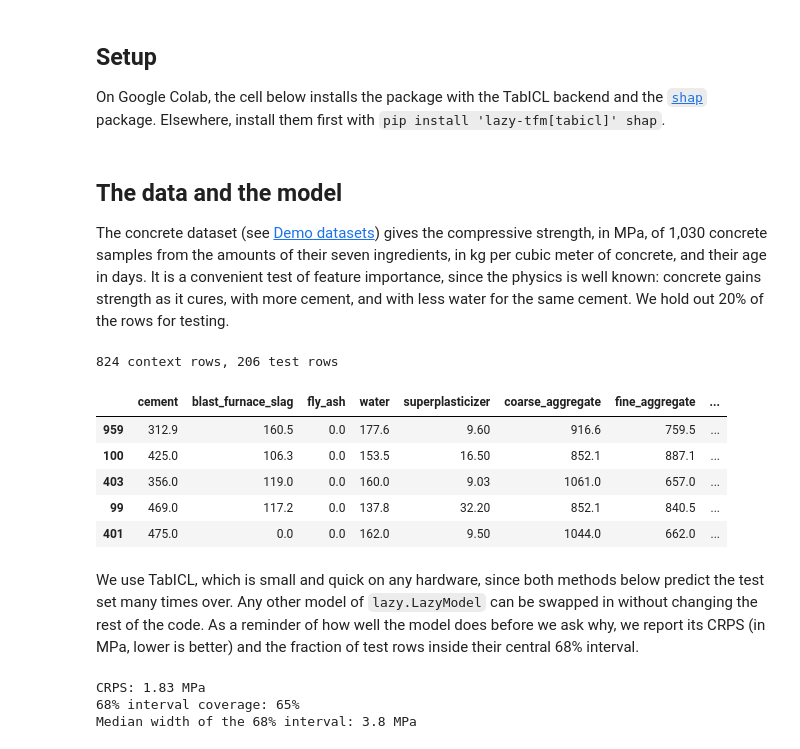
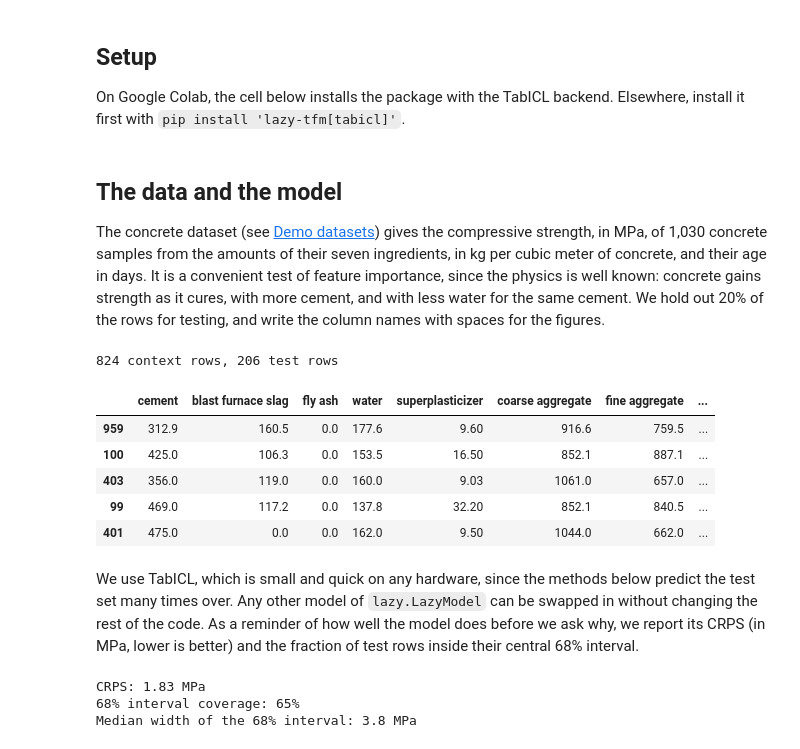
Before and after one commit to biprateep/lazy-tfm, a Jupyter notebook: feature_importance.ipynb, the cells around one changed output. Saved outputs shown, nothing was run; the diff lists cells and outputs as text; code cells hidden in the pictures.

```diff
--- a/feature_importance.ipynb
+++ b/feature_importance.ipynb
@@ -17,9 +20,8 @@ not only of the predicted value but also of its uncertainty.
 # %% [markdown]
 ## Setup
 
-On Google Colab, the cell below installs the package with the TabICL backend
-and the [`shap`](https://shap.readthedocs.io) package. Elsewhere, install
-them first with `pip install 'lazy-tfm[tabicl]' shap`.
+On Google Colab, the cell below installs the package with the TabICL
+backend. Elsewhere, install it first with `pip install 'lazy-tfm[tabicl]'`.
 # %%
 import sys
 
@@ -53,24 +53,25 @@ amounts of their seven ingredients, in kg per cubic meter of concrete, and
 their age in days. It is a convenient test of feature importance, since the
 physics is well known: concrete gains strength as it cures, with more
 cement, and with less water for the same cement. We hold out 20% of the rows
-for testing.
+for testing, and write the column names with spaces for the figures.
 # %%
 data = datasets.load_dataset("concrete")
+X = data.X.rename(columns=lambda name: name.replace("_", " "))
 X_train, X_test, y_train, y_test = model_selection.train_test_split(
-    data.X, data.y, test_size=0.2, random_state=SEED
+    X, data.y, test_size=0.2, random_state=SEED
 )
 print(f"{len(X_train):,} context rows, {len(X_test):,} test rows")
 X_train.head()
 # %% [output]
 824 context rows, 206 test rows
-|  | cement | blast_furnace_slag | fly_ash | water | superplasticizer | coarse_aggregate | fine_aggregate | ... |
+|  | cement | blast furnace slag | fly ash | water | superplasticizer | coarse aggregate | fine aggregate | ... |
 | 959 | 312.9 | 160.5 | 0.0 | 177.6 | 9.60 | 916.6 | 759.5 | ... |
 | 100 | 425.0 | 106.3 | 0.0 | 153.5 | 16.50 | 852.1 | 887.1 | ... |
 | 403 | 356.0 | 119.0 | 0.0 | 160.0 | 9.03 | 1061.0 | 657.0 | ... |
 | 99 | 469.0 | 117.2 | 0.0 | 137.8 | 32.20 | 852.1 | 840.5 | ... |
 | 401 | 475.0 | 0.0 | 0.0 | 162.0 | 9.50 | 1044.0 | 662.0 | ... |
 # %% [markdown]
-We use TabICL, which is small and quick on any hardware, since both methods
+We use TabICL, which is small and quick on any hardware, since the methods
 below predict the test set many times over. Any other model of
 `lazy.LazyModel` can be swapped in without changing the rest of the code. As
 a reminder of how well the model does before we ask why, we report its CRPS
```
Also changed, not shown: parts of 45 cells of this notebook, 1 other file.
